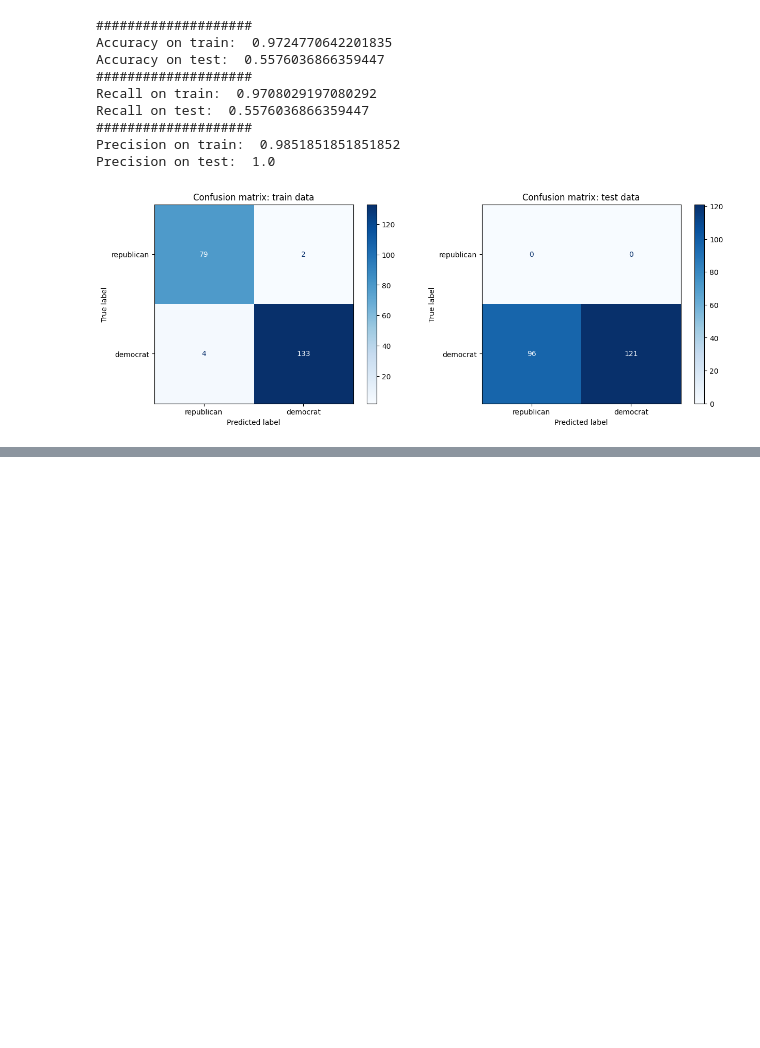
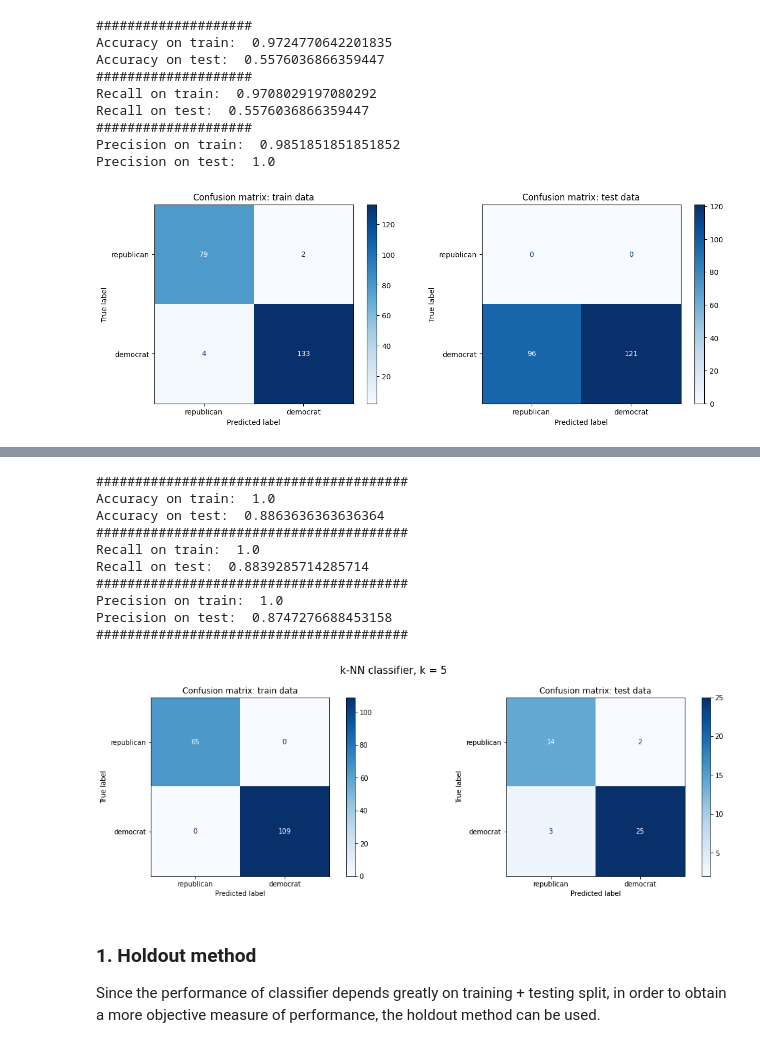
Before and after one commit to nadiaverdha/MachineLearningEx1, a Jupyter notebook: Ex1_kaggle_small.ipynb, the cells around one changed output, grey strips where cells are left out. Saved outputs shown, nothing was run; the diff lists cells and outputs as text; code cells hidden in the pictures; blank space fills up the shorter version.

```diff
--- a/Ex1_kaggle_small.ipynb
+++ b/Ex1_kaggle_small.ipynb
@@ -208,0 +272,9 @@ y_test = y_test.squeeze()
+# %%
+# kNN imputer
+from sklearn.impute import KNNImputer
+imputer = KNNImputer(n_neighbors=5, weights='distance', metric='nan_euclidean')
+X_test.replace('unknown', float('nan'), inplace=True)
+X_test = X_test.replace({'y':1, 'n':0})
+
+X_test_imputed = imputer.fit_transform(X_test)
+X_test_imputed = pd.DataFrame(X_test_imputed, columns=X_test.columns)
@@ -561,0 +656,3 @@ Precision on test:  1.0
+# %%
+X_train = X_train_imputed
+X_train.head()
@@ -561,0 +675,3 @@ Precision on test:  1.0
+# %%
+X_test = X_test_imputed
+X_test.head()
@@ -561,0 +808,23 @@ Precision on test:  1.0
+# %%
+# 2nd model
+from sklearn.neighbors import KNeighborsClassifier
+k = 5
+knn_2 = KNeighborsClassifier(n_neighbors=k, weights='distance')
+knn_2.fit(X_train, y_train)
+
+knn_evaluate(knn_2)
+# %% [output]
+########################################
+Accuracy on train:  1.0
+Accuracy on test:  0.8863636363636364
+########################################
+Recall on train:  1.0
+Recall on test:  0.8839285714285714
+########################################
+Precision on train:  1.0
+Precision on test:  0.8747276688453158
+########################################
+[figure, added]
+# %% [markdown]
+### 1. Holdout method
+Since the performance of classifier depends greatly on training + testing split, in order to obtain a more objective measure of performance, the holdout method can be used.
```
Also changed, not shown: parts of 52 cells of this notebook.
